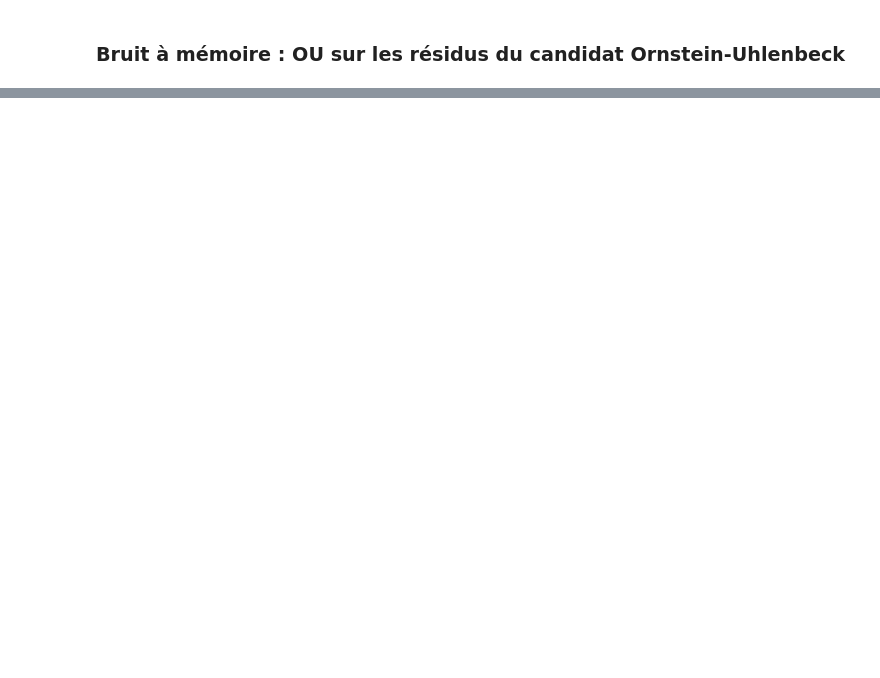
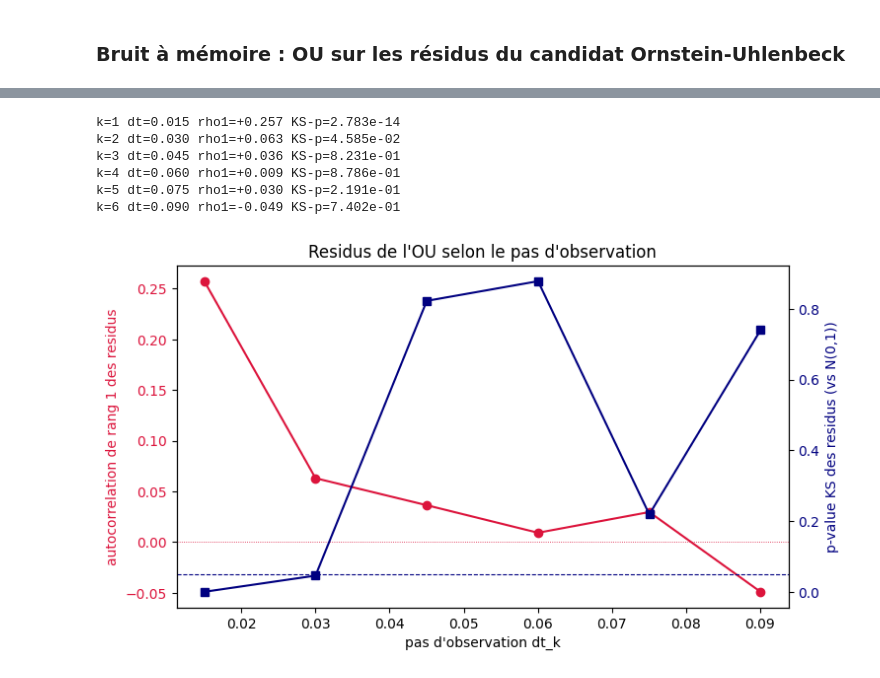
Before and after one commit to Flyioncy/Projet_Stochastiques, a Jupyter notebook: notebook.ipynb, the cells around one changed output, grey strips where cells are left out. Drawn from its saved outputs; the diff is of its cells as text; code cells hidden in the pictures; blank space fills up the shorter version.

```diff
--- a/notebook.ipynb
+++ b/notebook.ipynb
@@ -309,12 +251,0 @@ plt.show()
-# %%
-# Quelques trajectoires simulees, avec le seuil d'extinction, pour illustrer le mecanisme.
-fig, ax = plt.subplots(1, 2, figsize=(11, 4), sharex=True)
-for k in range(Vtr.shape[0]):
-    ax[0].plot(t, Vtr[k], color='green', alpha=0.4, lw=0.8)
-    ax[1].plot(t, Ptr[k], color='red', alpha=0.4, lw=0.8)
-for a, lab in zip(ax, ['Victimes $V_t$', 'Predateurs $P_t$']):
-    a.axhline(0.01, color='k', ls='--', lw=0.8); a.set_xlabel('temps $t$'); a.set_title(lab); a.grid(alpha=0.3)
-ax[0].set_ylabel('densite')
-plt.suptitle("Trajectoires simulees (bruit colore) et seuil d'extinction 0,01")
-plt.savefig('figures/virus4_extinction_trajectoires.png', dpi=150, bbox_inches='tight')
-plt.show()
@@ -361,0 +256,39 @@ plt.show()
+# %%
+# residus standardises de l'OU ajuste (regression) au pas dilate k*dt
+def residus_std(k):
+    Xk = X[::k]; dXk = np.diff(Xk)
+    p, o = np.polyfit(Xk[:-1], dXk, 1)
+    r = dXk - (p * Xk[:-1] + o)
+    return r / r.std()
+
+ks = [1, 2, 3, 4, 5, 6]            # pas d'interet : dt_k de 0.015 a 0.09
+dtk_list, rho_list, p_list = [], [], []
+for kk in ks:
+    eps = residus_std(kk)
+    dtk_list.append(dt * kk)
+    rho_list.append(np.corrcoef(eps[:-1], eps[1:])[0, 1])
+    p_list.append(scs.kstest(eps, 'norm').pvalue)
+    print('k=%d dt=%.3f rho1=%+.3f KS-p=%.3e' % (kk, dt * kk, rho_list[-1], p_list[-1]))
+
+fig, ax1 = plt.subplots(figsize=(8, 4.5))
+ax1.plot(dtk_list, rho_list, 'o-', color='crimson')
+ax1.axhline(0, color='crimson', lw=0.6, ls=':')
+ax1.set_xlabel("pas d'observation dt_k")
+ax1.set_ylabel('autocorrelation de rang 1 des residus', color='crimson')
+ax1.tick_params(axis='y', labelcolor='crimson')
+ax2 = ax1.twinx()
+ax2.plot(dtk_list, p_list, 's-', color='navy')
+ax2.axhline(0.05, color='navy', lw=0.8, ls='--')
+ax2.set_ylabel('p-value KS des residus (vs N(0,1))', color='navy')
+ax2.tick_params(axis='y', labelcolor='navy')
+plt.title("Residus de l'OU selon le pas d'observation")
+plt.savefig('figures/virus4_pas_dilate.png', dpi=150, bbox_inches='tight')
+plt.show()
+# %% [output]
+k=1 dt=0.015 rho1=+0.257 KS-p=2.783e-14
+k=2 dt=0.030 rho1=+0.063 KS-p=4.585e-02
+k=3 dt=0.045 rho1=+0.036 KS-p=8.231e-01
+k=4 dt=0.060 rho1=+0.009 KS-p=8.786e-01
+k=5 dt=0.075 rho1=+0.030 KS-p=2.191e-01
+k=6 dt=0.090 rho1=-0.049 KS-p=7.402e-01
+[figure, added]
```
Also changed, not shown: parts of 15 cells of this notebook, 15 other files.
